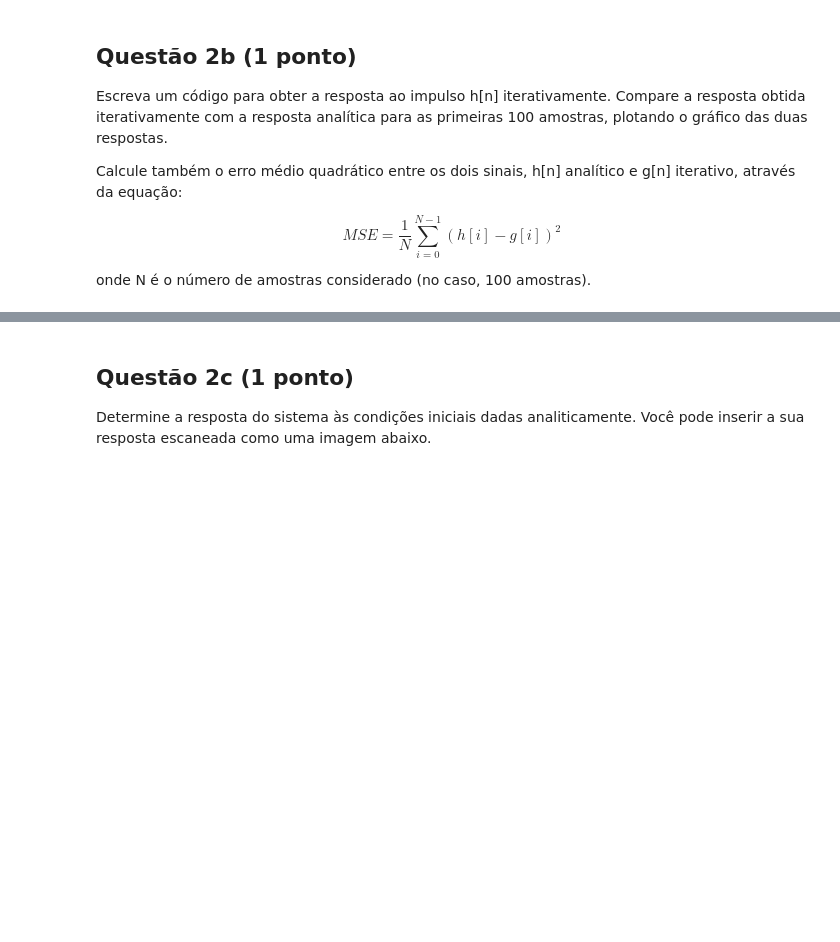
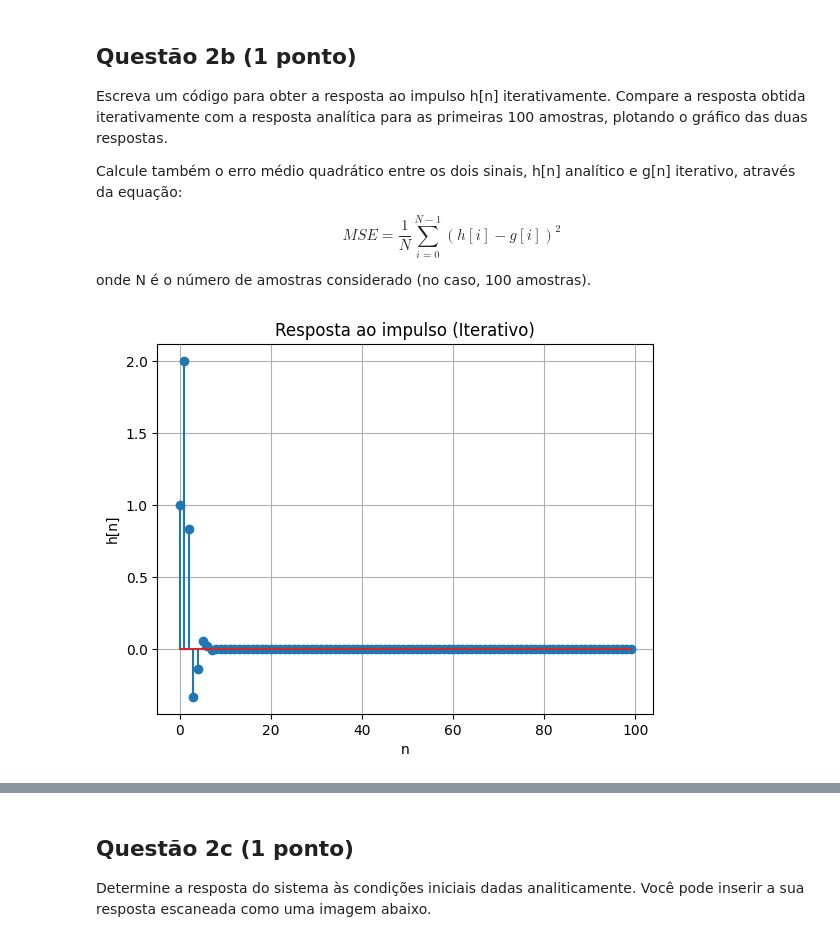
Before and after one commit to geraldotnf/sstd, a Jupyter notebook: Projeto_1/projeto1.ipynb, the cells around one changed output, grey strips where cells are left out. Cells and saved outputs as stored; diff of their text form; code cells hidden in the pictures; blank space fills up the shorter version.

```diff
--- a/Projeto_1/projeto1.ipynb
+++ b/Projeto_1/projeto1.ipynb
@@ -166,0 +167,26 @@ onde N é o número de amostras considerado (no caso, 100 amostras).
+# %%
+### Código da questão 2b.
+
+# resposta ao impulso
+def h(n):
+    x = np.zeros(n)
+    x[0] = 1
+
+    h = np.zeros(n)
+    h[0] = 1
+    h[1] = 2
+
+    for n in range(n-2):
+        h[n + 2] = x[n + 2] + 2 * x[n + 1] + x[n] - (1/6) * h[n]
+
+    return h
+
+
+plt.stem(h(100))
+plt.xlabel("n")
+plt.ylabel("h[n]")
+plt.title("Resposta ao impulso (Iterativo)")
+plt.grid(True)
+plt.show()
+# %% [output]
+[figure, added]
```
Also changed, not shown: parts of 13 cells of this notebook.
